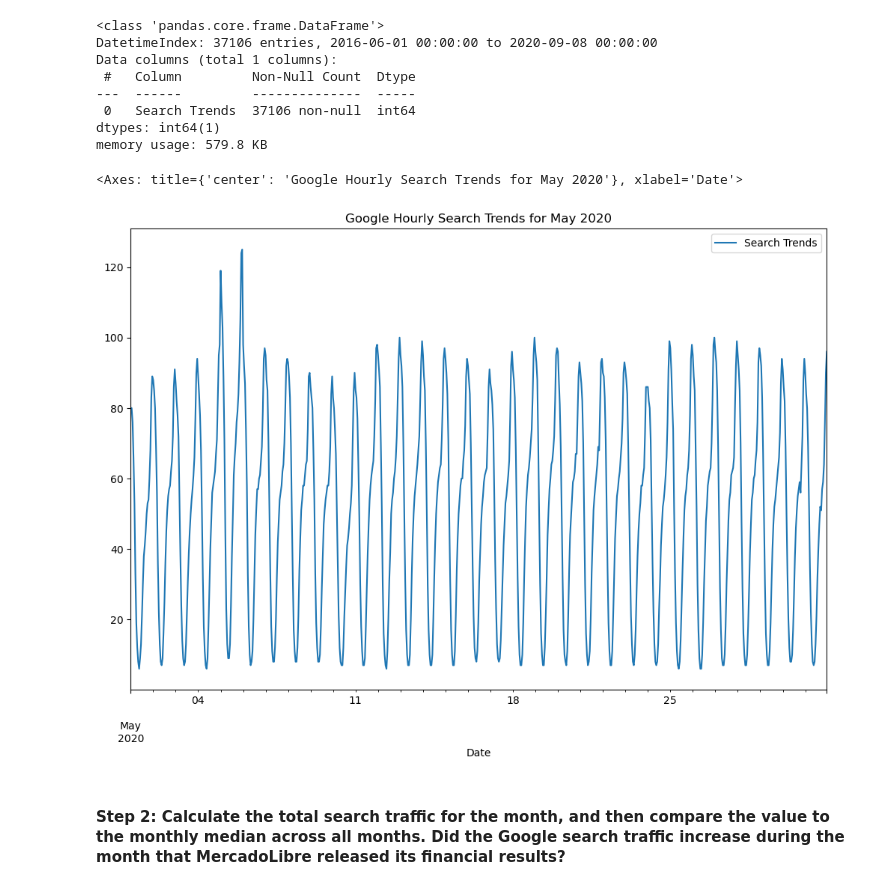
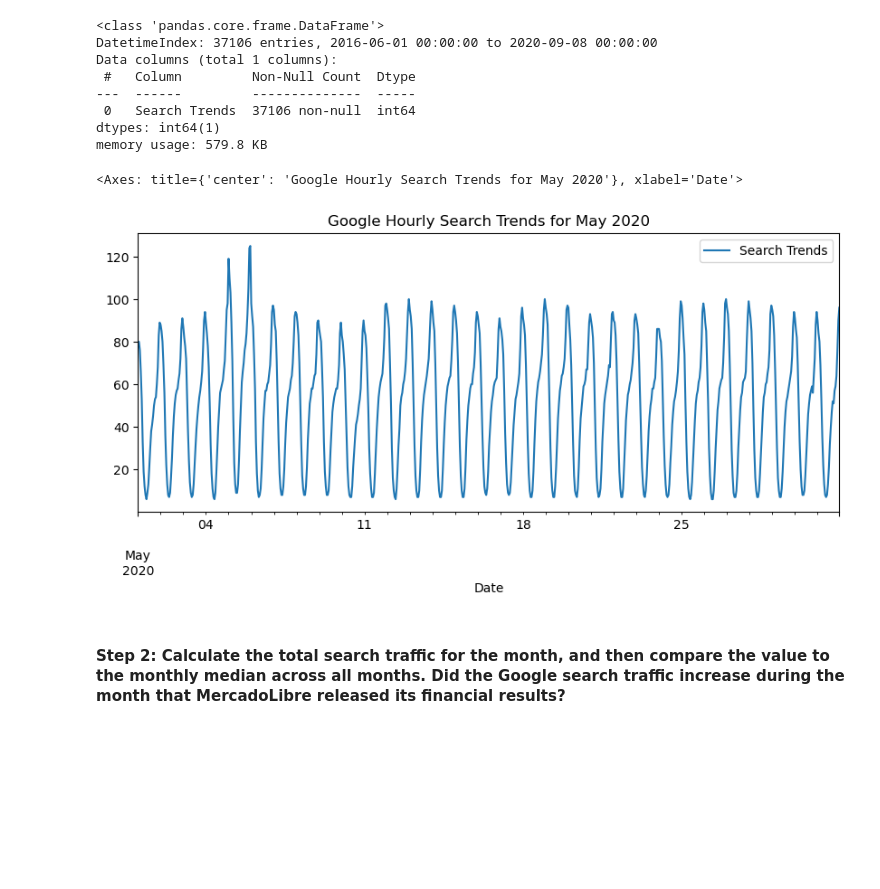
Before and after one commit to tdhdpilot/prophet-challenge, a Jupyter notebook: forecasting_net_prophet.ipynb, the cells around one changed output. Saved outputs shown, nothing was run; the diff lists cells and outputs as text; code cells hidden in the pictures; blank space fills up the shorter version.

```diff
--- a/forecasting_net_prophet.ipynb
+++ b/forecasting_net_prophet.ipynb
@@ -100,12 +100,12 @@ memory usage: 579.8 KB
 # %%
 # Slice the DataFrame to just the month of May 2020
 df_mercado_trends_may_2020 = df_mercado_trends.loc['2020-05-01':'2020-05-31']
 
 # Plot to visualize the data for May 2020
-df_mercado_trends_may_2020.plot(title='Google Hourly Search Trends for May 2020', figsize=(12,8))
+df_mercado_trends_may_2020.plot(title='Google Hourly Search Trends for May 2020', figsize=(10,4))
 # %% [output]
 <Axes: title={'center': 'Google Hourly Search Trends for May 2020'}, xlabel='Date'>
-[figure, old version]
+[figure, new version]
 # %% [markdown]
 #### Step 2: Calculate the total search traffic for the month, and then compare the value to the monthly median across all months. Did the Google search traffic increase during the month that MercadoLibre released its financial results?
 # %%
```
Also changed, not shown: parts of 13 cells of this notebook, 1 other file.
